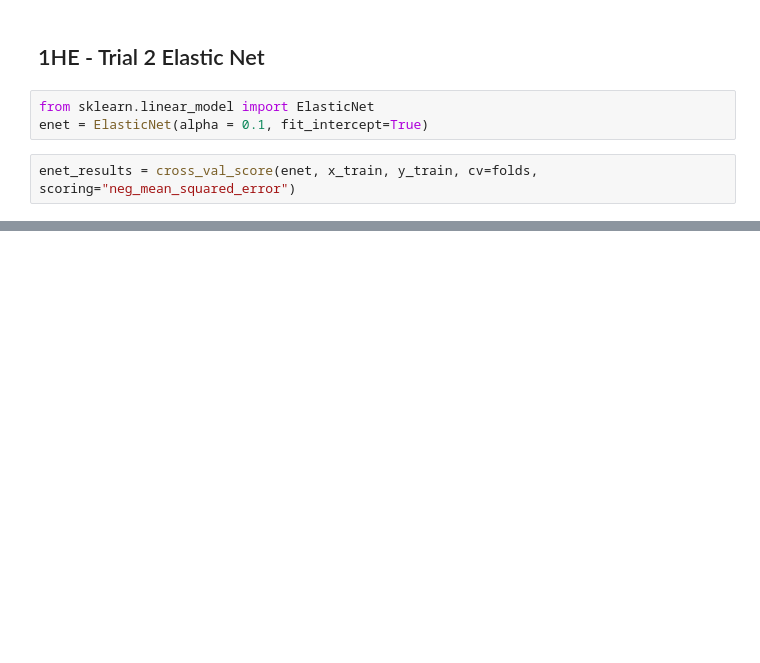
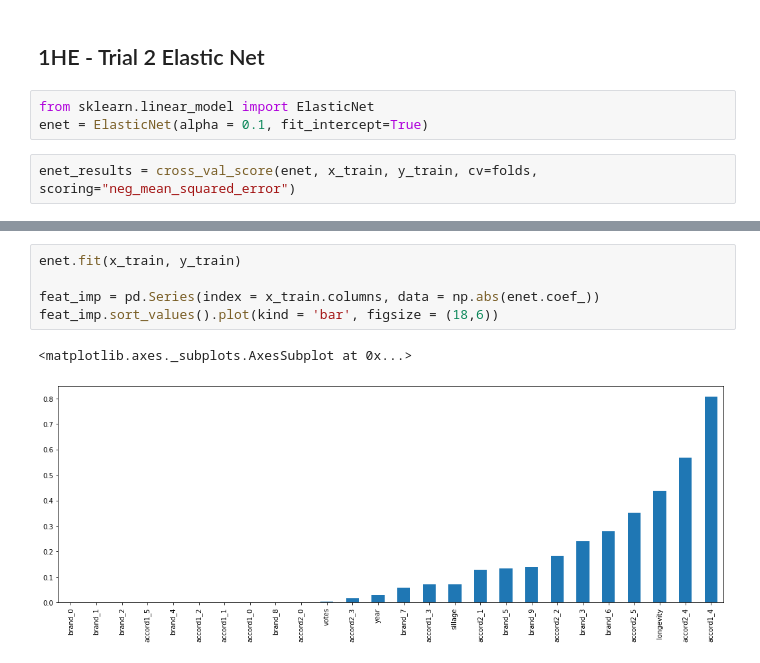
Before and after one commit to 1aguna/pyfume, a Jupyter notebook: notebook.ipynb, the cells around one changed output, grey strips where cells are left out. Saved outputs shown, nothing was run; the diff lists cells and outputs as text; blank space fills up the shorter version.

```diff
--- a/notebook.ipynb
+++ b/notebook.ipynb
@@ -122,0 +122,8 @@ AttributeError: 'ElasticNet' object has no attribute 'coef_'
+# %%
+enet.fit(x_train, y_train)
+
+feat_imp = pd.Series(index = x_train.columns, data = np.abs(enet.coef_))
+feat_imp.sort_values().plot(kind = 'bar', figsize = (18,6))
+# %% [output]
+<matplotlib.axes._subplots.AxesSubplot at 0x...>
+[figure, added]
```
Also changed, not shown: parts of 1 cell of this notebook.
